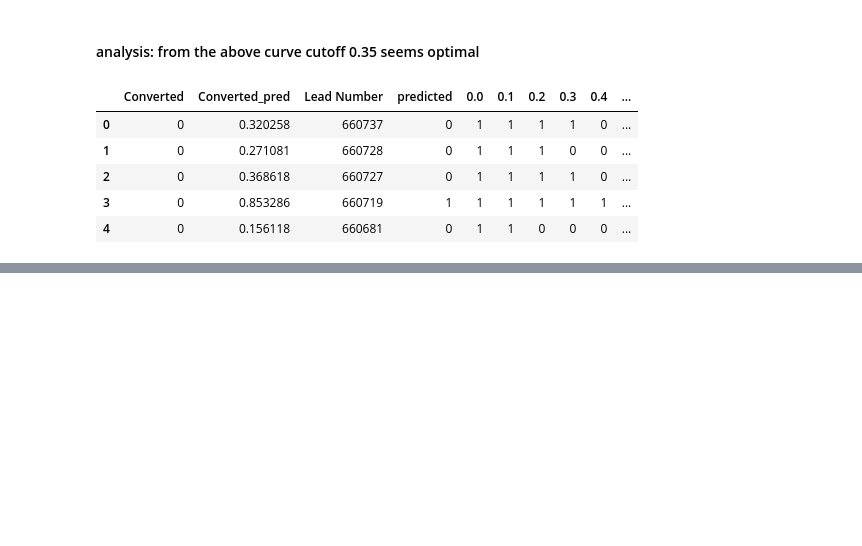
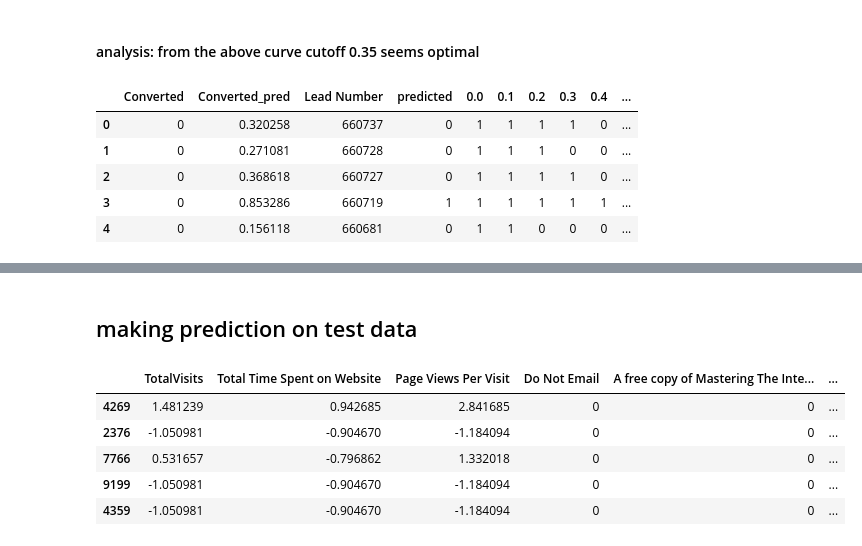
Before and after one commit to shrmittal/Lead-scoring-case-study, a Jupyter notebook: Lead-Scoring-Case-Study.ipynb, the cells around one changed output, grey strips where cells are left out. Cells and saved outputs as stored; diff of their text form; code cells hidden in the pictures; blank space fills up the shorter version.

```diff
--- a/Lead-Scoring-Case-Study.ipynb
+++ b/Lead-Scoring-Case-Study.ipynb
@@ -1721,0 +1757,13 @@ TN / float(TN+FP)
+# %% [markdown]
+## making prediction on test data
+# %%
+X_test[['TotalVisits','Total Time Spent on Website','Page Views Per Visit']] = scaler.fit_transform(X_test[['TotalVisits','Total Time Spent on Website','Page Views Per Visit']])
+
+X_test.head()
+# %% [output]
+|  | TotalVisits | Total Time Spent on Website | Page Views Per Visit | Do Not Email | A free copy of Mastering The Inte... | ... |
+| 4269 | 1.481239 | 0.942685 | 2.841685 | 0 | 0 | ... |
+| 2376 | -1.050981 | -0.904670 | -1.184094 | 0 | 0 | ... |
+| 7766 | 0.531657 | -0.796862 | 1.332018 | 0 | 0 | ... |
+| 9199 | -1.050981 | -0.904670 | -1.184094 | 0 | 0 | ... |
+| 4359 | -1.050981 | -0.904670 | -1.184094 | 0 | 0 | ... |
```
Also changed, not shown: parts of 31 cells of this notebook.
